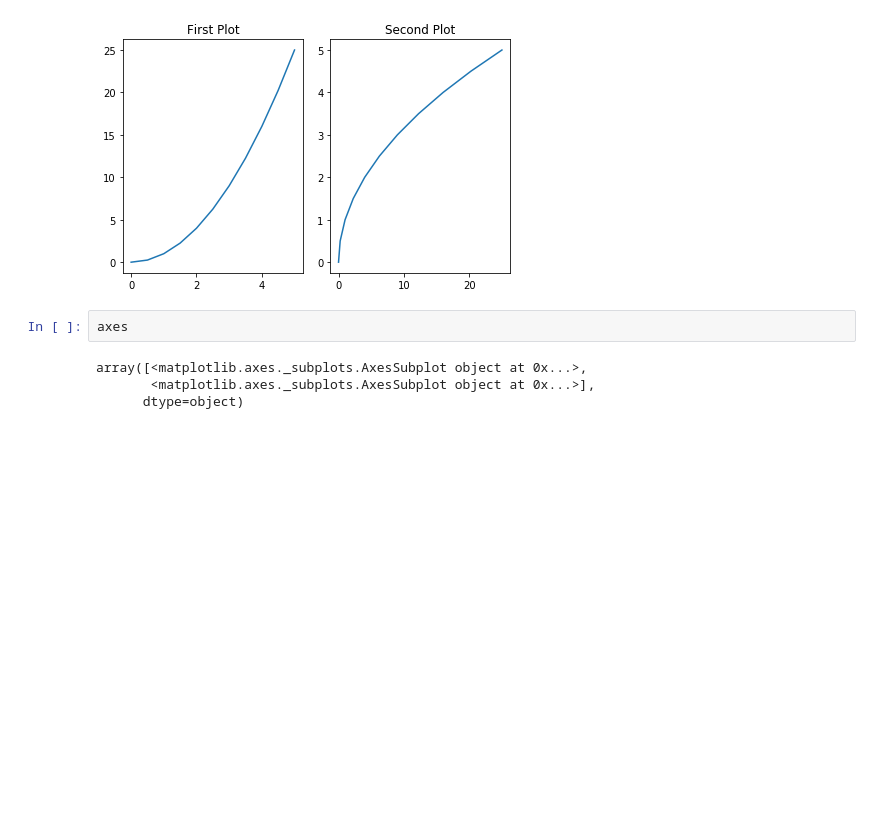
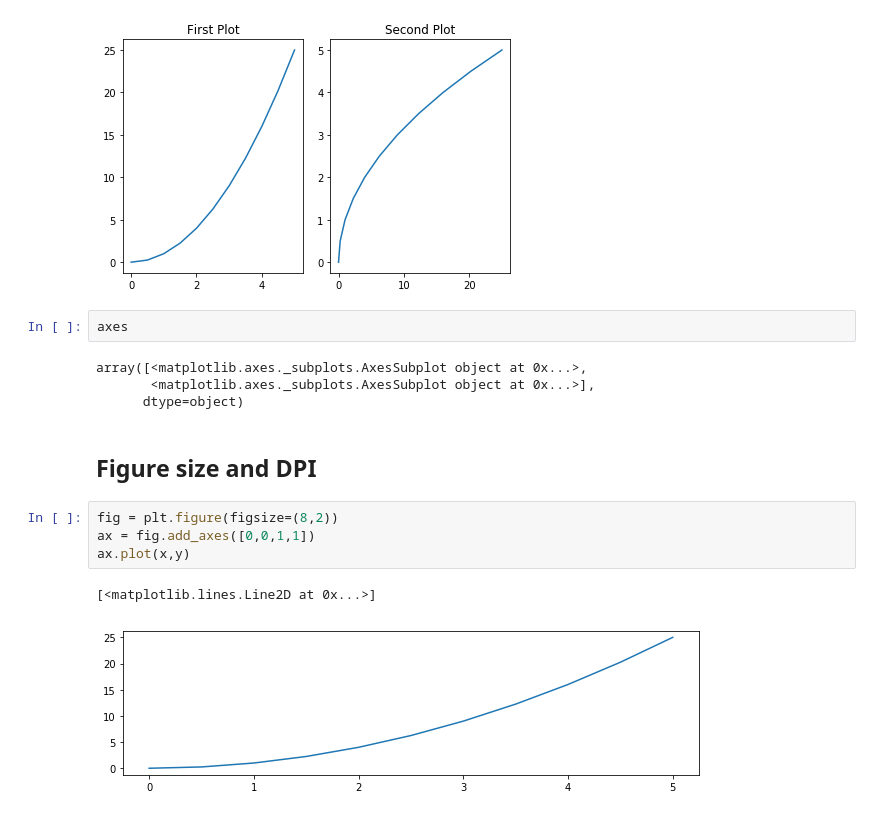
Before and after one commit to nembangallen/Data-Science-with-Python, a Jupyter notebook: Matplotlib - Data Visualization.ipynb, the cells around one changed output. Drawn from its saved outputs; the diff is of its cells as text; blank space fills up the shorter version.

```diff
--- a/Matplotlib - Data Visualization.ipynb
+++ b/Matplotlib - Data Visualization.ipynb
@@ -82,3 +82,12 @@ axes
 array([<matplotlib.axes._subplots.AxesSubplot object at 0x...>,
        <matplotlib.axes._subplots.AxesSubplot object at 0x...>],
       dtype=object)
+# %% [markdown]
+## Figure size and DPI
+# %%
+fig = plt.figure(figsize=(8,2))
+ax = fig.add_axes([0,0,1,1])
+ax.plot(x,y)
+# %% [output]
+[<matplotlib.lines.Line2D at 0x...>]
+[figure, added]
```
Also changed, not shown: parts of 10 cells of this notebook, 4 other files.
